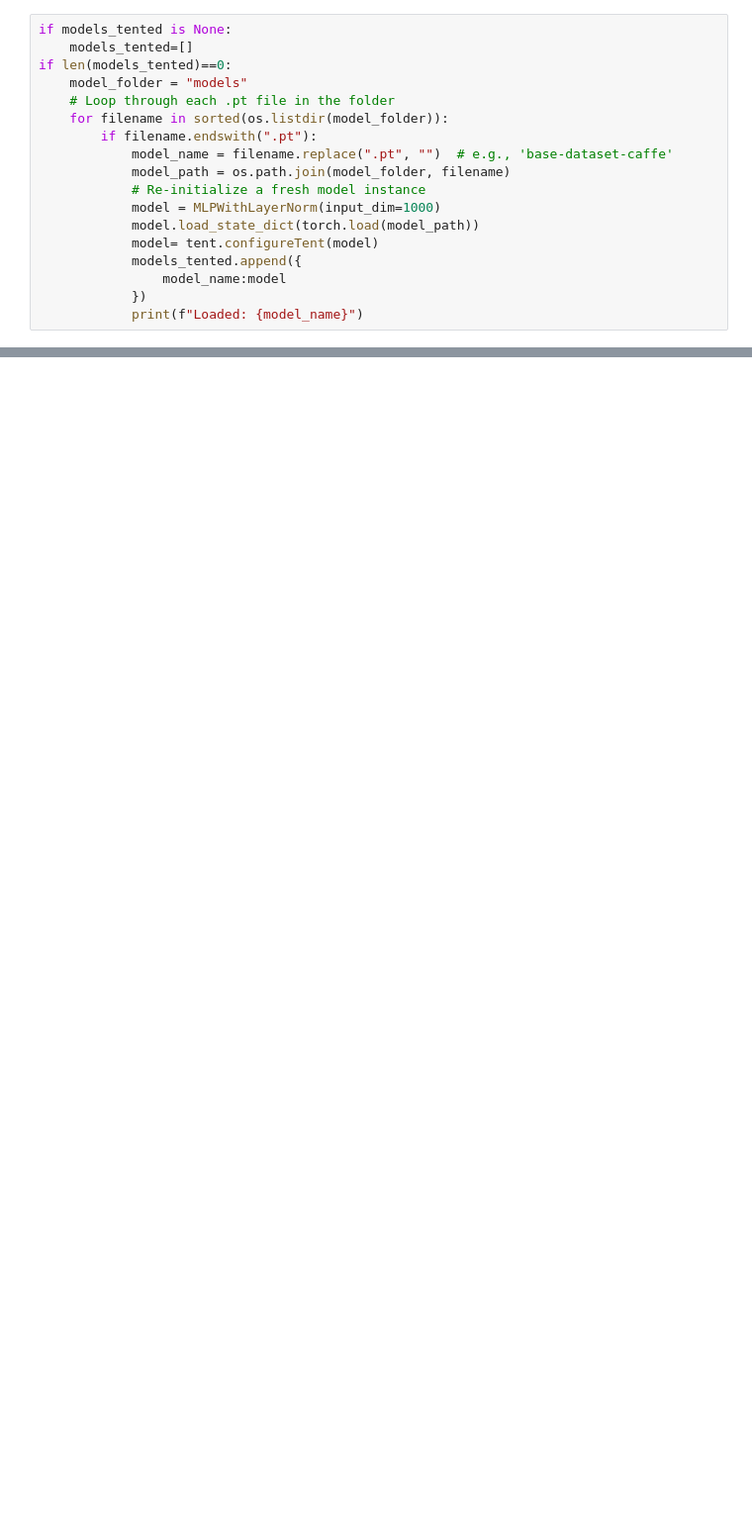
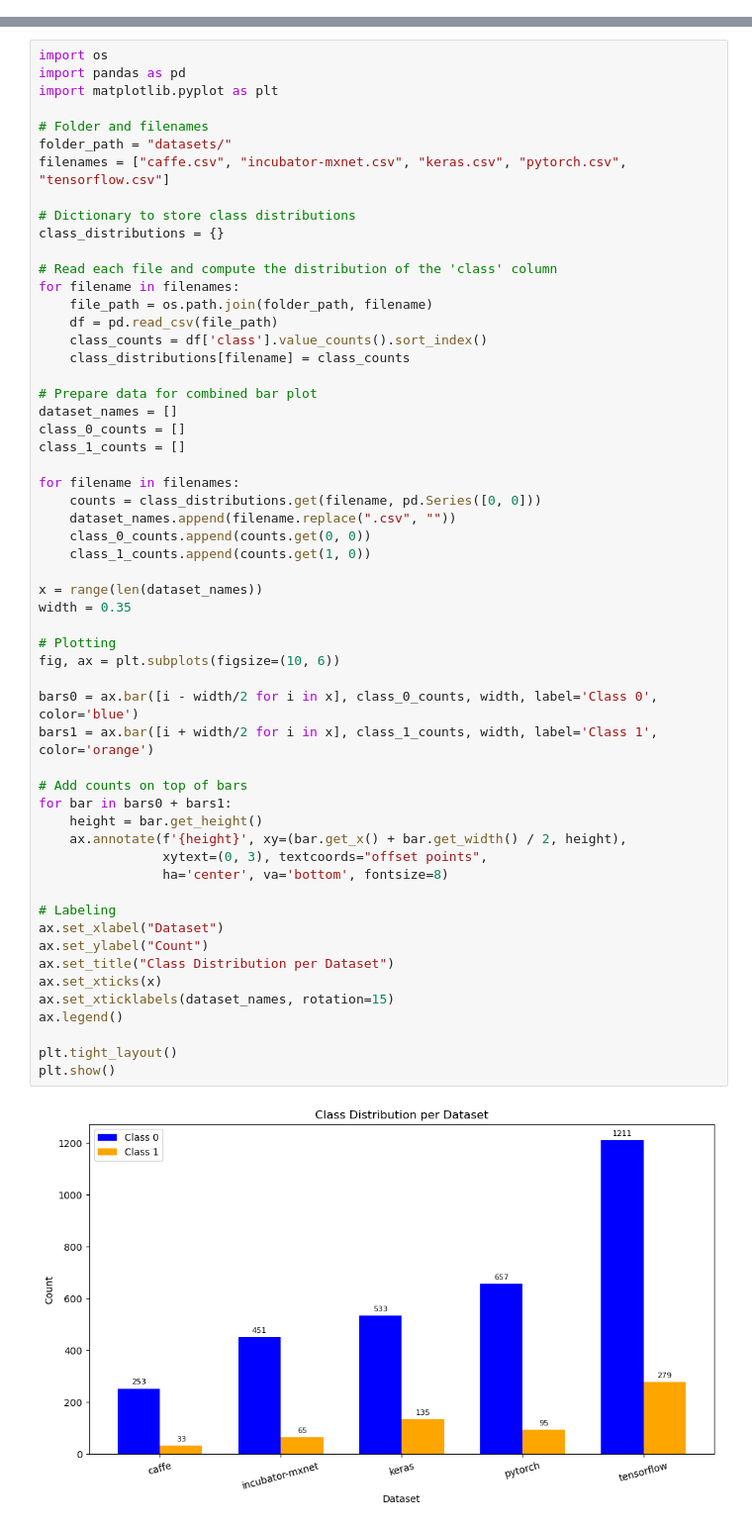
Before and after one commit to Dwikavindra/ISE, a Jupyter notebook: lab1/classification_all.ipynb, the cells around one changed output, grey strips where cells are left out. Shown: that part at 99% size. Drawn from its saved outputs; the diff is of its cells as text; blank space fills up the shorter version.

Commit message:
Add data

```diff
--- a/lab1/classification_all.ipynb
+++ b/lab1/classification_all.ipynb
@@ -228,18 +0,0 @@ models_tented=[]
-# %%
-if models_tented is None:
-    models_tented=[]
-if len(models_tented)==0:
-    model_folder = "models"
-    # Loop through each .pt file in the folder
-    for filename in sorted(os.listdir(model_folder)):
-        if filename.endswith(".pt"):
-            model_name = filename.replace(".pt", "")  # e.g., 'base-dataset-caffe'
-            model_path = os.path.join(model_folder, filename)
-            # Re-initialize a fresh model instance
-            model = MLPWithLayerNorm(input_dim=1000)
-            model.load_state_dict(torch.load(model_path))
-            model= tent.configureTent(model)
-            models_tented.append({
-                model_name:model
-            })
-            print(f"Loaded: {model_name}")
@@ -417,0 +32,58 @@ KeyboardInterrupt:
+# %%
+import os
+import pandas as pd
+import matplotlib.pyplot as plt
+
+# Folder and filenames
+folder_path = "datasets/"
+filenames = ["caffe.csv", "incubator-mxnet.csv", "keras.csv", "pytorch.csv", "tensorflow.csv"]
+
+# Dictionary to store class distributions
+class_distributions = {}
+
+# Read each file and compute the distribution of the 'class' column
+for filename in filenames:
+    file_path = os.path.join(folder_path, filename)
+    df = pd.read_csv(file_path)
+    class_counts = df['class'].value_counts().sort_index()
+    class_distributions[filename] = class_counts
+
+# Prepare data for combined bar plot
+dataset_names = []
+class_0_counts = []
+class_1_counts = []
+
+for filename in filenames:
+    counts = class_distributions.get(filename, pd.Series([0, 0]))
+    dataset_names.append(filename.replace(".csv", ""))
+    class_0_counts.append(counts.get(0, 0))
+    class_1_counts.append(counts.get(1, 0))
+
+x = range(len(dataset_names))
+width = 0.35
+
+# Plotting
+fig, ax = plt.subplots(figsize=(10, 6))
+
+bars0 = ax.bar([i - width/2 for i in x], class_0_counts, width, label='Class 0', color='blue')
+bars1 = ax.bar([i + width/2 for i in x], class_1_counts, width, label='Class 1', color='orange')
+
+# Add counts on top of bars
+for bar in bars0 + bars1:
+    height = bar.get_height()
+    ax.annotate(f'{height}', xy=(bar.get_x() + bar.get_width() / 2, height),
+                xytext=(0, 3), textcoords="offset points",
+                ha='center', va='bottom', fontsize=8)
+
+# Labeling
+ax.set_xlabel("Dataset")
+ax.set_ylabel("Count")
+ax.set_title("Class Distribution per Dataset")
+ax.set_xticks(x)
+ax.set_xticklabels(dataset_names, rotation=15)
+ax.legend()
+
+plt.tight_layout()
+plt.show()
+# %% [output]
+[figure, added]
```
Also changed, not shown: parts of 72 cells of this notebook, 37 other files.
